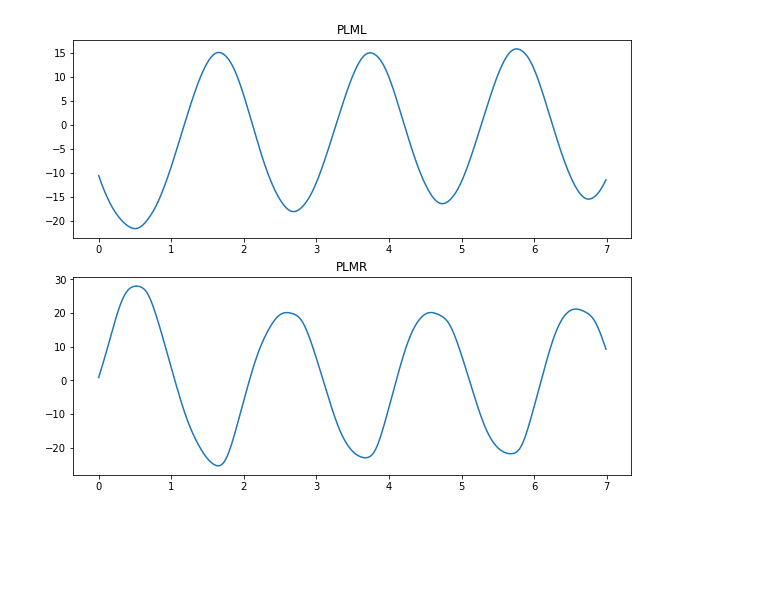
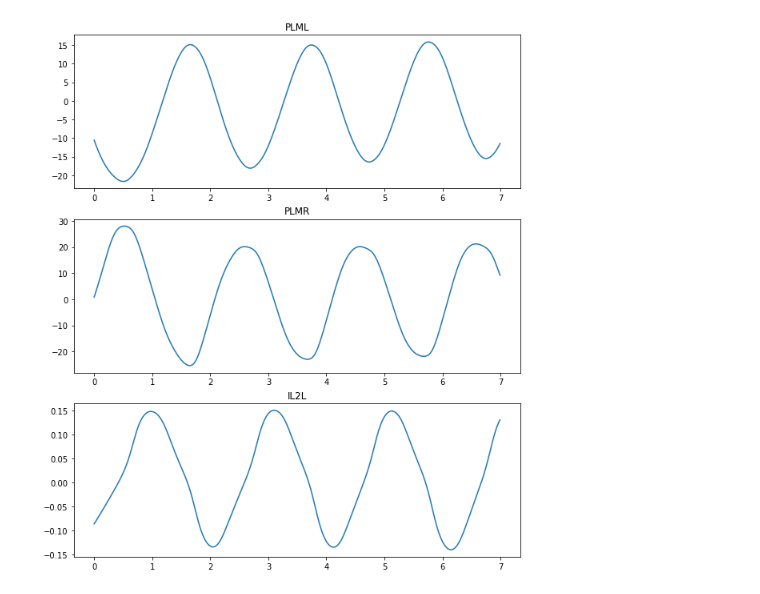
Before and after one commit to sjonany/c-elegans-discrete-neural, a Jupyter notebook: analysis/single_param.ipynb, the cells around one changed output. Saved outputs shown, nothing was run; the diff lists cells and outputs as text; code cells hidden in the pictures; blank space fills up the shorter version.

```diff
--- a/analysis/single_param.ipynb
+++ b/analysis/single_param.ipynb
@@ -1,27 +1,44 @@
+# %%
+# Parameters to set to run this notebook
+
+# Constant current injections will be made to these neurons.
+stimulus = {
+  "AVBL": 2.3,
+  "AVBR": 2.3,
+  "PLML": 1.4,
+  "PLMR": 1.4
+}
+
+# Neurons to plot membrane potentials for.
+neurons_to_observe = ["PLML", "PLMR", "IL2L"]
+
+# How many timesteps to run simulation for.
+simul_time = 1000
 # %%
 import project_path
 from model.neural_model import NeuralModel
 from model.neuron_metadata import NeuronMetadataCollection
 from model.data_accessor import get_data_file_abs_path
 from util.plot_util import *
 
 neuron_metadata_collection = NeuronMetadataCollection.load_from_chem_json(get_data_file_abs_path('chem.json'))
 model = NeuralModel(neuron_metadata_collection)
+N = neuron_metadata_collection.get_size()
 
-model.seed = 0
-model.set_current_injection("AVBL", 2.3)
-model.set_current_injection("AVBR", 2.3)
-model.set_current_injection("PLML", 1.4)
-model.set_current_injection("PLMR", 1.4)
+# If you want a fixed-seed run.
+np.random.seed(0)
+model.init_conds = 10**(-4)*np.random.normal(0, 0.94, 2*N)
 
+for (neuron, current) in stimulus.items():
+  model.set_current_injection(neuron, current)
 model.init()
-(v_mat, s_mat, v_normalized_mat) = model.run(1000)
+(v_mat, s_mat, v_normalized_mat) = model.run(simul_time)
 
 # The oscillatory dynamic doesn't stabilize until about dt*300 onwards.
 # Also, interactome analysis is done after the first 50 timesteps.
-fwd_dynamics = v_normalized_mat[300:,:]
+truncated_potentials = v_normalized_mat[300:,:]
 
-fig = plot_potentials(['PLML', 'PLMR'], fwd_dynamics, neuron_metadata_collection)
+fig = plot_potentials(neurons_to_observe, truncated_potentials, neuron_metadata_collection)
 fig.show()
 # %% [output]
-[figure, old version]
+[figure, new version]
```
Also changed, not shown: 1 other file.
